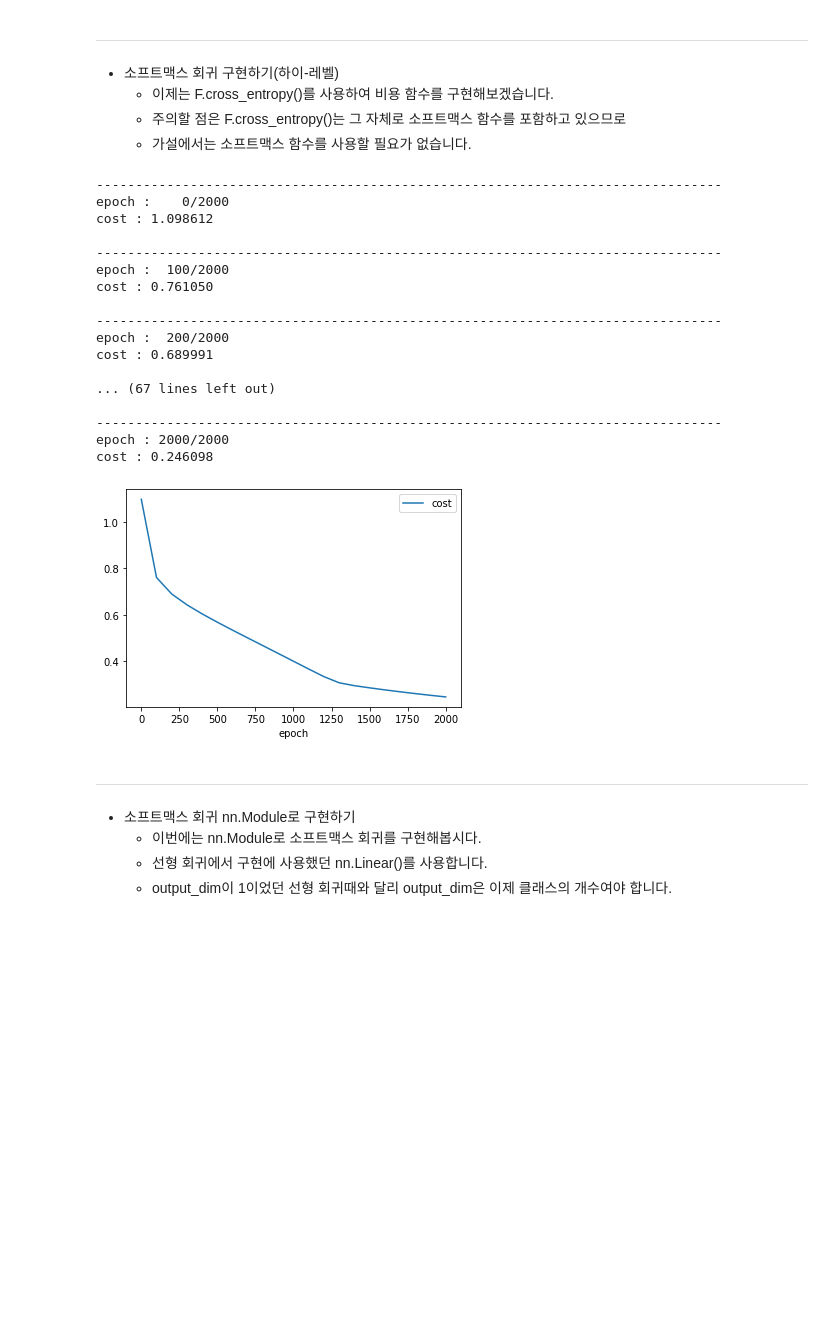
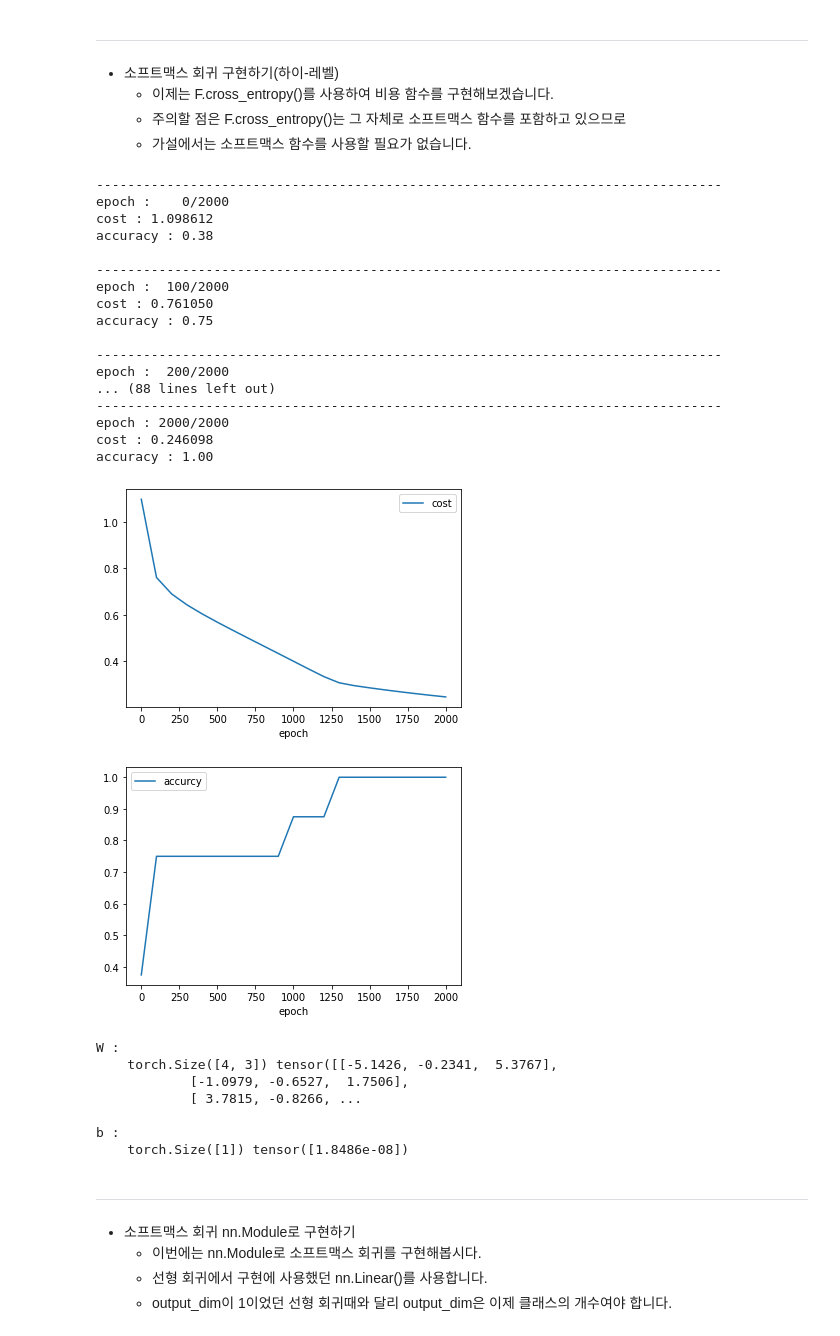
Before and after one commit to HyundongHwang/PyTorchDeepLearningStart, a Jupyter notebook: 0504_softmax_regression.ipynb, the cells around one changed output. Cells and saved outputs as stored; diff of their text form; code cells hidden in the pictures; blank space fills up the shorter version.

```diff
--- a/0504_softmax_regression.ipynb
+++ b/0504_softmax_regression.ipynb
@@ -89,38 +100,49 @@ W = torch.zeros((4, 3), requires_grad=True)
 b = torch.zeros(1, requires_grad=True)
 optimizer = optim.SGD([W, b], lr=0.1)
 nb_epoches = 2000
 mu.plt_init()
 
 for epoch in range(nb_epoches + 1):
     z = x_train.matmul(W) + b
     cost = F.cross_entropy(z, y_train)
     optimizer.zero_grad()
     cost.backward()
     optimizer.step()
 
     if epoch % 100 == 0:
-        mu.log_epoch(epoch, nb_epoches, cost)
+        accuracy = mu.get_cross_entropy_accuracy(z, y_train)
+        mu.log_epoch(epoch, nb_epoches, cost, accuracy)
 
 mu.plt_show()
+mu.log("W", W)
+mu.log("b", b)
 # %% [output]
 --------------------------------------------------------------------------------
 epoch :    0/2000
 cost : 1.098612
+accuracy : 0.38
 
 --------------------------------------------------------------------------------
 epoch :  100/2000
 cost : 0.761050
+accuracy : 0.75
 
 --------------------------------------------------------------------------------
 epoch :  200/2000
-cost : 0.689991
-
-... (67 lines left out)
-
+... (88 lines left out)
 --------------------------------------------------------------------------------
 epoch : 2000/2000
 cost : 0.246098
+accuracy : 1.00
 [figure]
+[figure, added]
+W :
+    torch.Size([4, 3]) tensor([[-5.1426, -0.2341,  5.3767],
+            [-1.0979, -0.6527,  1.7506],
+            [ 3.7815, -0.8266, ...
+
+b :
+    torch.Size([1]) tensor([1.8486e-08])
 # %% [markdown]
 ---
  - 소프트맥스 회귀 nn.Module로 구현하기
```
Also changed, not shown: parts of 3 cells of this notebook, 36 other files.
